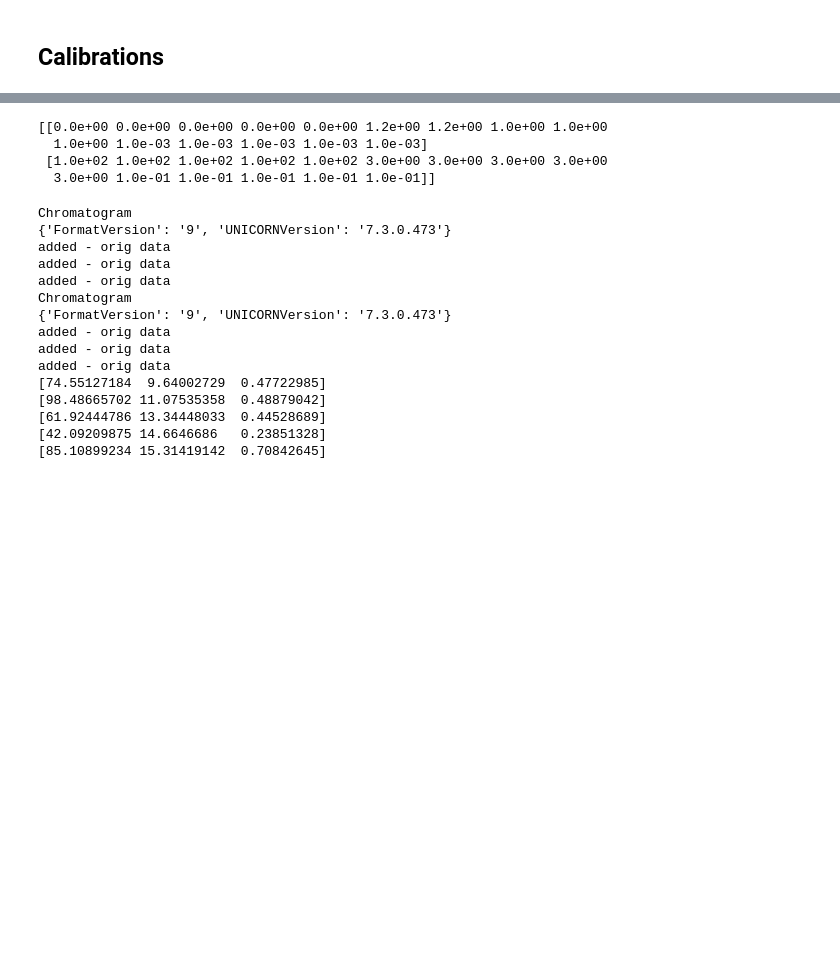
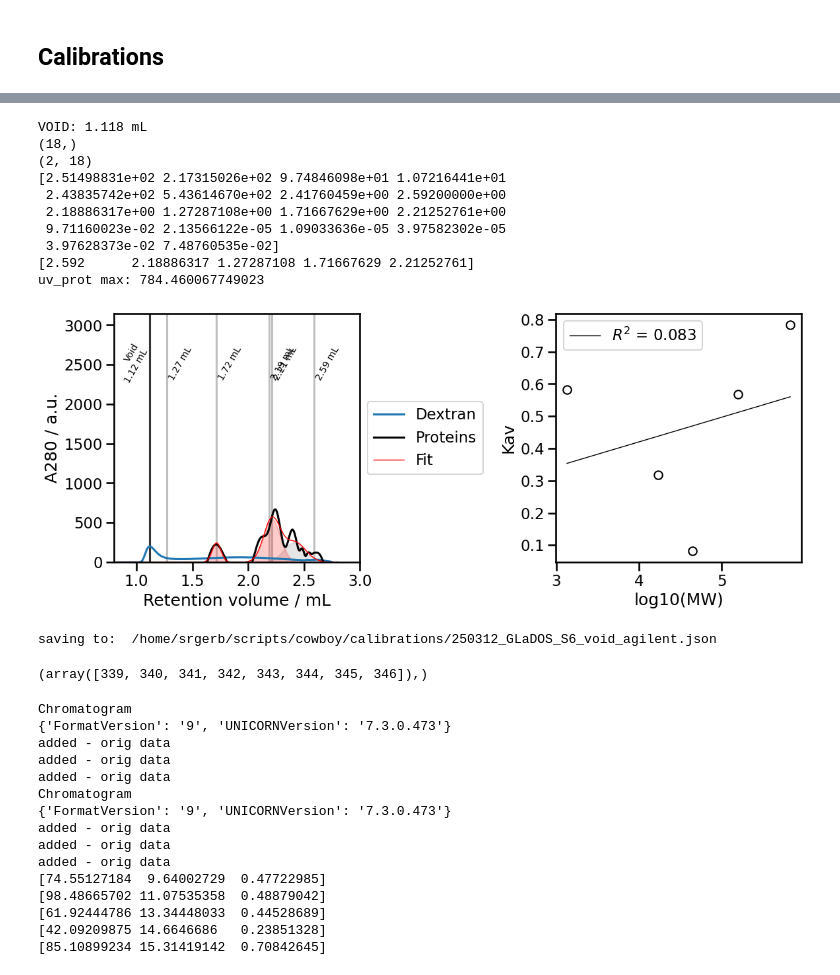
Before and after one commit to srgerb/cowboy, a Jupyter notebook: calibrations/SEC_HPLC_calibration.ipynb, the cells around one changed output, grey strips where cells are left out. Drawn from its saved outputs; the diff is of its cells as text; code cells hidden in the pictures; blank space fills up the shorter version.

Commit message:
added calibrations for GLaDOS

```diff
--- a/calibrations/SEC_HPLC_calibration.ipynb
+++ b/calibrations/SEC_HPLC_calibration.ipynb
@@ -9,3 +9,6 @@ from scipy.optimize import curve_fit
 from scipy.stats import linregress
 from scipy.signal import find_peaks
 import os
+from datetime import date
+today = date.today().strftime("%Y%m%d")[2:]
+print(today)
@@ -1032,24 +1119,17 @@ def S200mini_calibration_agilent(path_dextran, path_calib, flowrate, comment=""
-# %%
-
-
-
-print(np.array([     [0, 100],
-                                          [0, 100],
-                                          [0, 100],
-                                          [0, 100],
-                                          [0, 100],
-                                          [1.2, 3],
-                                          [1.2, 3],
-                                          [1, 3],
-                                          [1, 3],
-                                          [1, 3],
-                                          [1e-3, 1e-1],
-                                          [1e-3, 1e-1],
-                                          [1e-3, 1e-1],
-                                          [1e-3, 1e-1],
-                                          [1e-3, 1e-1]]).T)
-# %% [output]
-[[0.0e+00 0.0e+00 0.0e+00 0.0e+00 0.0e+00 1.2e+00 1.2e+00 1.0e+00 1.0e+00
-  1.0e+00 1.0e-03 1.0e-03 1.0e-03 1.0e-03 1.0e-03]
- [1.0e+02 1.0e+02 1.0e+02 1.0e+02 1.0e+02 3.0e+00 3.0e+00 3.0e+00 3.0e+00
-  3.0e+00 1.0e-01 1.0e-01 1.0e-01 1.0e-01 1.0e-01]]
+# %%
+dex = '/home/srgerb/scripts/cowboy/calibrations/GLaDOS_calibration_s6/dextran/20250225 235454_29_dextran.dx_MWD1A.CSV'
+prot = '/home/srgerb/scripts/cowboy/calibrations/GLaDOS_calibration_s6/prot_standards/20250225 234629_28_prot_standards.dx_MWD1C.CSV'
+agilent_calibration_biorad_std_fitvoid(dex, prot, 0.35, comment="GLaDOS_S6" )
+# %% [output]
+VOID: 1.118 mL
+(18,)
+(2, 18)
+[2.51498831e+02 2.17315026e+02 9.74846098e+01 1.07216441e+01
+ 2.43835742e+02 5.43614670e+02 2.41760459e+00 2.59200000e+00
+ 2.18886317e+00 1.27287108e+00 1.71667629e+00 2.21252761e+00
+ 9.71160023e-02 2.13566122e-05 1.09033636e-05 3.97582302e-05
+ 3.97628373e-02 7.48760535e-02]
+[2.592      2.18886317 1.27287108 1.71667629 2.21252761]
+uv_prot max: 784.460067749023
+[figure, added]
+saving to:  /home/srgerb/scripts/cowboy/calibrations/250312_GLaDOS_S6_void_agilent.json
@@ -1056,3 +1141,10 @@ print(np.array([     [0, 100],
+# %%
+lower_bound = .79
+upper_bound = .81
+rng_void = np.where((v_prot >= lower_bound) & (v_prot <= upper_bound))
+rn
+# %% [output]
+(array([339, 340, 341, 342, 343, 344, 345, 346]),)
 # %%
 S200_calibration('/net/expdata/AKTA/Fanboy/Basile/211216_S200_calibration/')
 # %% [output]
```
Also changed, not shown: parts of 36 cells of this notebook, 16 other files.
